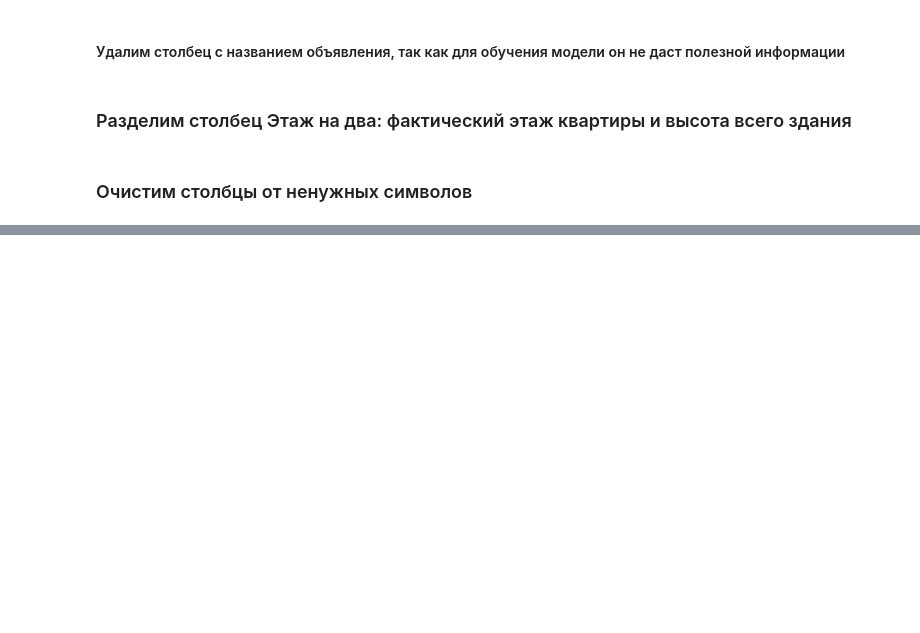
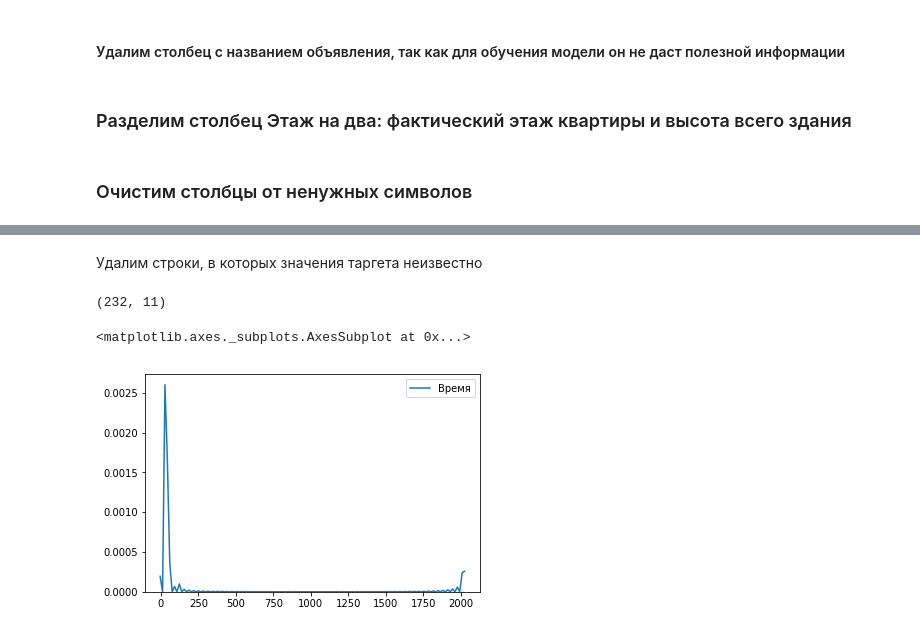
Before and after one commit to Afsent/cian-pars, a Jupyter notebook: preprocessing.ipynb, the cells around one changed output, grey strips where cells are left out. Saved outputs shown, nothing was run; the diff lists cells and outputs as text; code cells hidden in the pictures; blank space fills up the shorter version.

```diff
--- a/preprocessing.ipynb
+++ b/preprocessing.ipynb
@@ -117,0 +133,17 @@ df.head()
+# %% [markdown]
+Удалим строки, в которых значения таргета неизвестно
+# %%
+df = df[df['Цена'].notna()]
+# %%
+df[df['Время'] == '<1'].shape
+# %% [output]
+(232, 11)
+# %%
+df['Время'] = df['Время'].str.replace('<1', '0').astype(float)
+# %%
+import seaborn as sns
+
+sns.kdeplot(df['Время'])
+# %% [output]
+<matplotlib.axes._subplots.AxesSubplot at 0x...>
+[figure, added]
```
Also changed, not shown: parts of 5 cells of this notebook, 1 other file.
